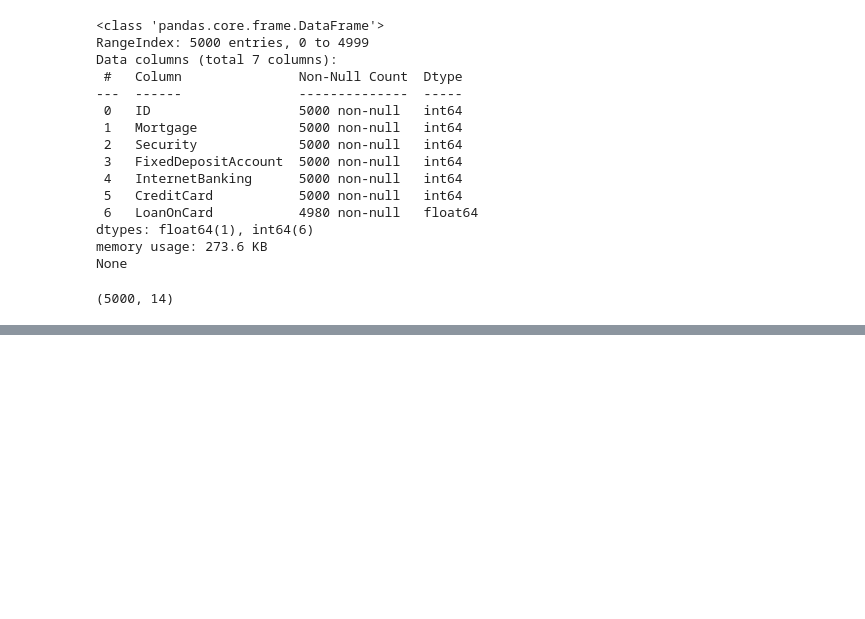
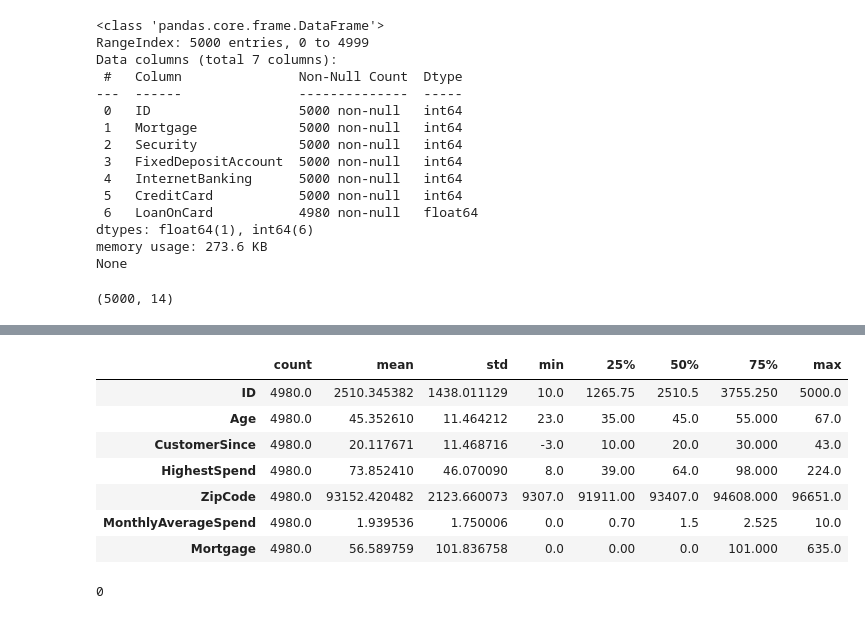
Before and after one commit to nishantkapps/aiml-projects, a Jupyter notebook: Supervised_Learning.ipynb, the cells around one changed output, grey strips where cells are left out. Saved outputs shown, nothing was run; the diff lists cells and outputs as text; code cells hidden in the pictures; blank space fills up the shorter version.

```diff
--- a/Supervised_Learning.ipynb
+++ b/Supervised_Learning.ipynb
@@ -548,0 +600,2 @@ memory usage: 585.9+ KB
+# %%
+bnkdata = bnkdata.dropna(axis=0, subset=['LoanOnCard'])
@@ -548,0 +606,2 @@ memory usage: 585.9+ KB
+# %%
+bnkdata['LoanOnCard'] = bnkdata['LoanOnCard'].astype('int')
@@ -548,0 +625,16 @@ memory usage: 585.9+ KB
+# %%
+bnkdata.describe().T
+# %% [output]
+|  | count | mean | std | min | 25% | 50% | 75% | max |
+| ID | 4980.0 | 2510.345382 | 1438.011129 | 10.0 | 1265.75 | 2510.5 | 3755.250 | 5000.0 |
+| Age | 4980.0 | 45.352610 | 11.464212 | 23.0 | 35.00 | 45.0 | 55.000 | 67.0 |
+| CustomerSince | 4980.0 | 20.117671 | 11.468716 | -3.0 | 10.00 | 20.0 | 30.000 | 43.0 |
+| HighestSpend | 4980.0 | 73.852410 | 46.070090 | 8.0 | 39.00 | 64.0 | 98.000 | 224.0 |
+| ZipCode | 4980.0 | 93152.420482 | 2123.660073 | 9307.0 | 91911.00 | 93407.0 | 94608.000 | 96651.0 |
+| MonthlyAverageSpend | 4980.0 | 1.939536 | 1.750006 | 0.0 | 0.70 | 1.5 | 2.525 | 10.0 |
+| Mortgage | 4980.0 | 56.589759 | 101.836758 | 0.0 | 0.00 | 0.0 | 101.000 | 635.0 |
+# %%
+bnkdata['CustomerSince'] = bnkdata['CustomerSince'].clip(lower=0)
+bnkdata['CustomerSince'].min()
+# %% [output]
+0
```
Also changed, not shown: parts of 23 cells of this notebook.
